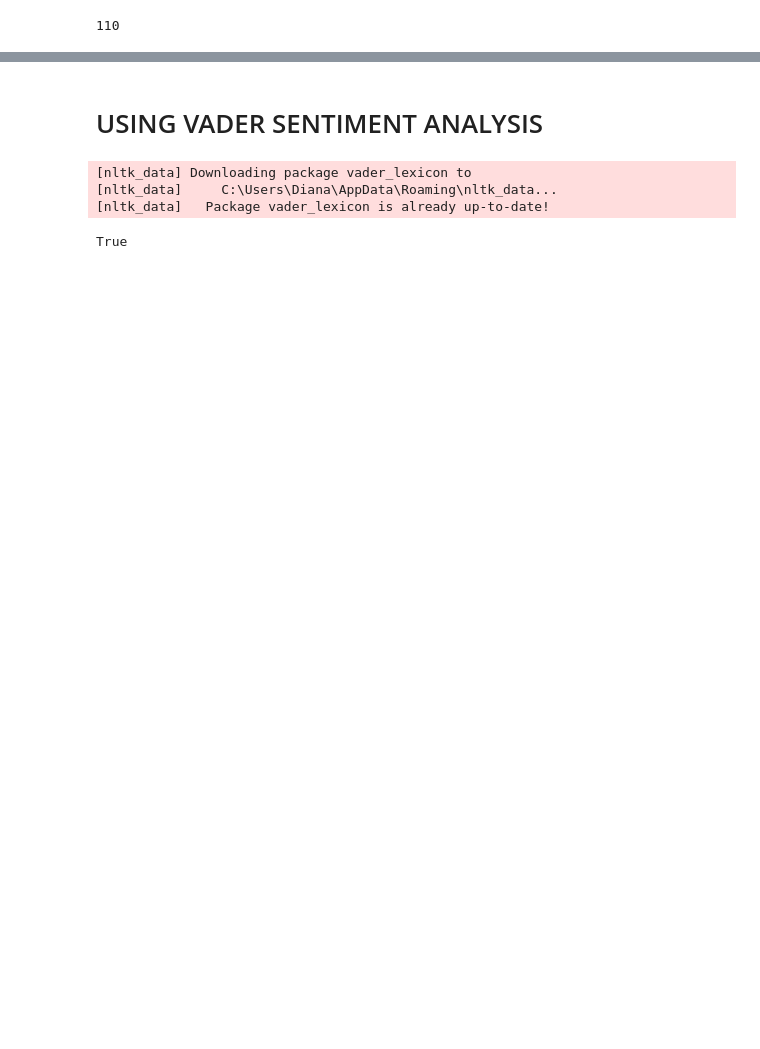
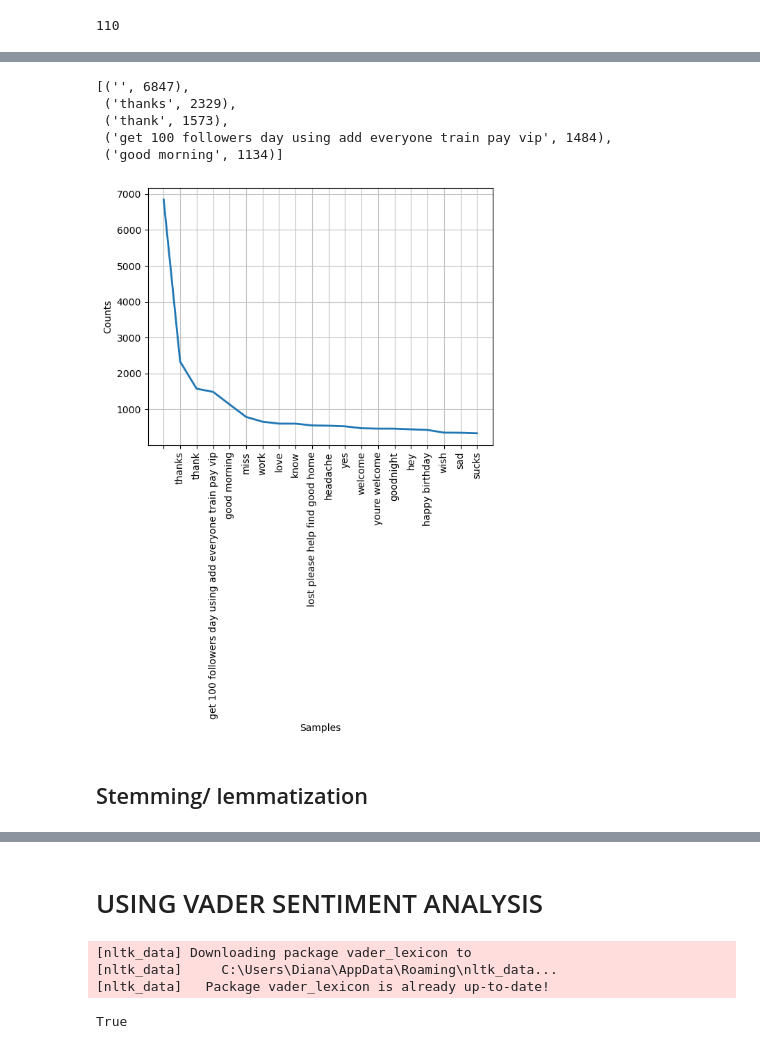
Before and after one commit to MissDianaFlora/Processing-big-data-for-sentiment-analysis-and-time-series-forecasting, a Jupyter notebook: 2023385Diana.ipynb, the cells around one changed output, grey strips where cells are left out. Cells and saved outputs as stored; diff of their text form; code cells hidden in the pictures; blank space fills up the shorter version.

```diff
--- a/2023385Diana.ipynb
+++ b/2023385Diana.ipynb
@@ -829,0 +956,4 @@ df['text'] = df['text'].apply(remove_punctuation)
+# %%
+#Convert all uppercases to lower cases
+df['text1'] = df['text1'].apply(lambda x: " ".join(x.lower() for x in x.split()))
+df['text1'].head(5)
@@ -829,0 +992,8 @@ df['text'] = df['text'].apply(remove_punctuation)
+# %%
+from nltk.tokenize import word_tokenize
+
+#Tokenize the text using NLTK's word tokenizer
+df['tokenized_text'] = df['text1'].apply(lambda x: ' '.join(word_tokenize(x.lower())))
+
+#Print the first few rows of the DataFrame with tokenized text
+df[['text1', 'tokenized_text']].head(5)
@@ -829,0 +1044,27 @@ df['text'] = df['text'].apply(remove_punctuation)
+# %%
+#Create a Frequency Distribution of the tokenized words
+#Import Frequency Distribution
+from nltk.probability import FreqDist
+
+#Find frequency distribution of tokenized_text
+fdist = FreqDist(df['tokenized_text'])
+# %%
+#Check top 5 common words
+fdist.most_common(5)
+# %% [output]
+[('', 6847),
+ ('thanks', 2329),
+ ('thank', 1573),
+ ('get 100 followers day using add everyone train pay vip', 1484),
+ ('good morning', 1134)]
+# %%
+#Create a frequency distribution plot
+import matplotlib.pyplot as plt
+
+#Plot Frequency Distribution
+fdist.plot(20,cumulative=False)
+plt.show()
+# %% [output]
+[figure, added]
+# %% [markdown]
+## Stemming/ lemmatization
```
Also changed, not shown: parts of 124 cells of this notebook, 1 other file.
